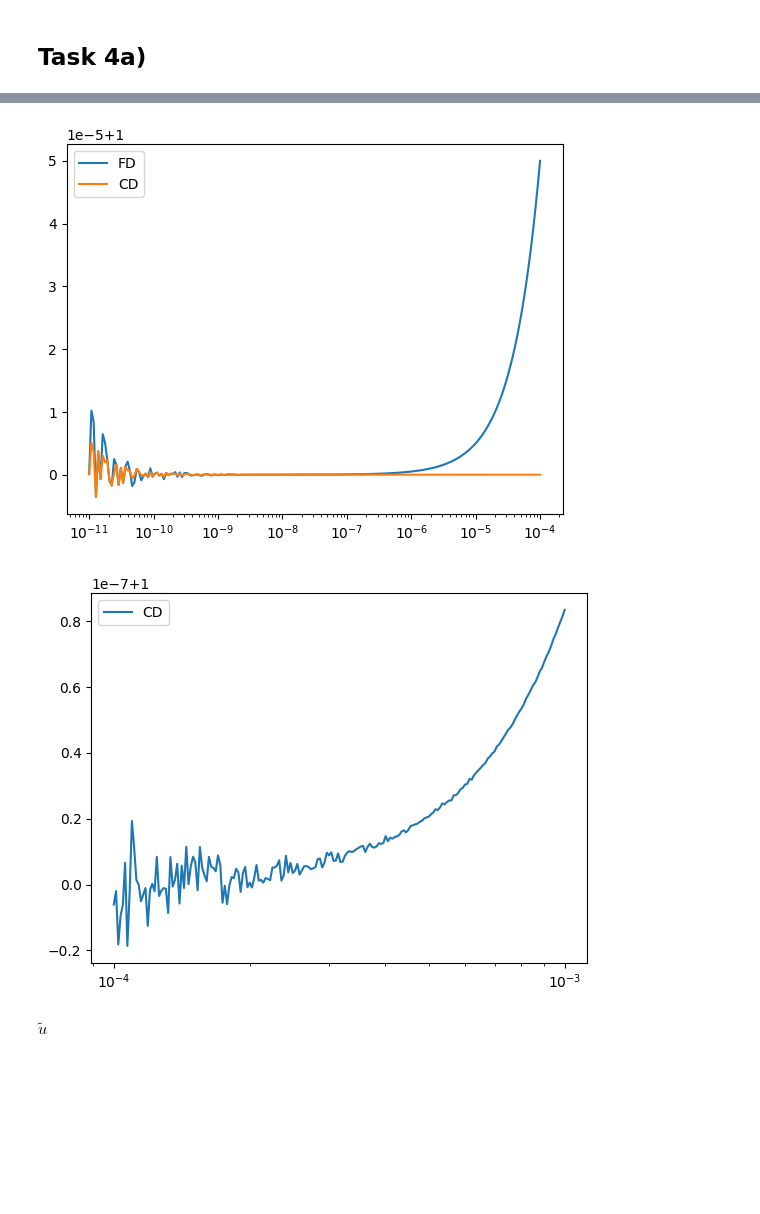
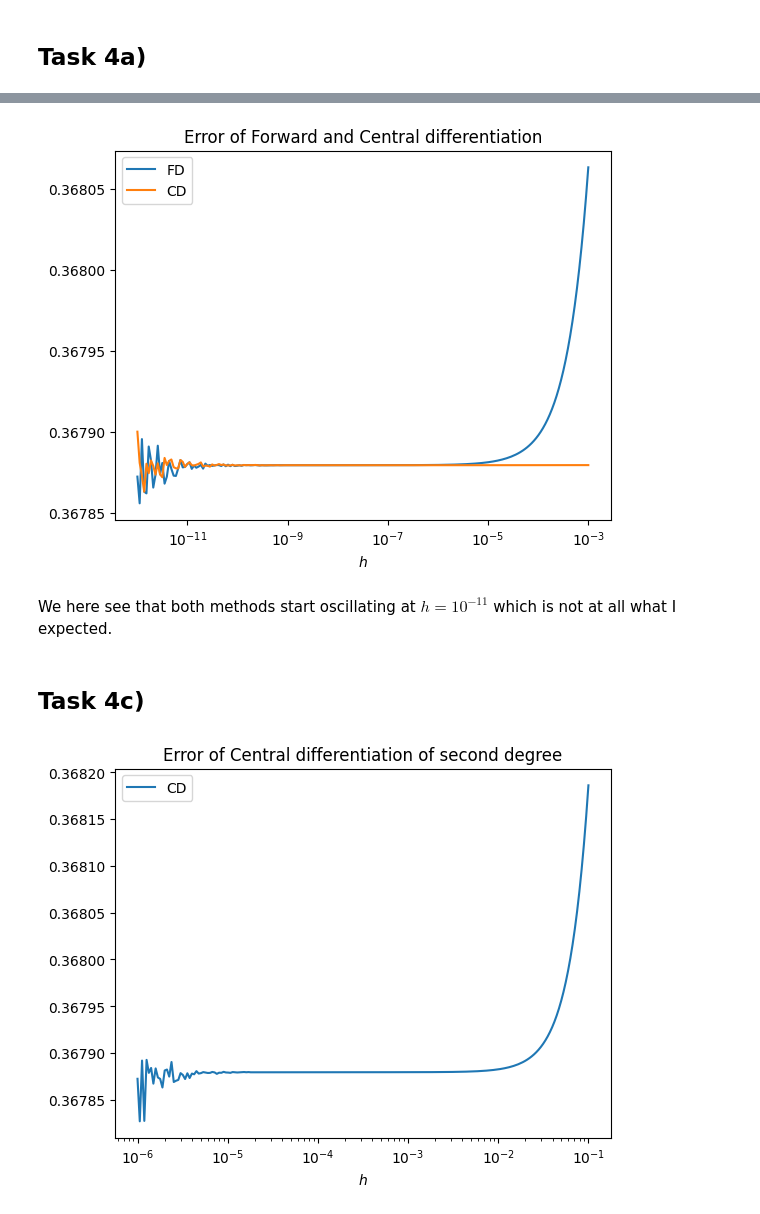
Before and after one commit to Joliv3r/musical-potato-3, a Jupyter notebook: nummat/Oving1.ipynb, the cells around one changed output, grey strips where cells are left out. Drawn from its saved outputs; the diff is of its cells as text; code cells hidden in the pictures; blank space fills up the shorter version.

```diff
--- a/nummat/Oving1.ipynb
+++ b/nummat/Oving1.ipynb
@@ -185,10 +188,13 @@ def e(h):
     return (1+h)**(1/h)
 
 
-x = np.logspace(-13,-2, 250)
+x = np.logspace(-14,-2, 250)
 
-plt.plot(x, e(x))
-plt.plot(x, [np.e]*len(x))
+plt.plot(x, e(x), label="$e(h)$")
+plt.plot(x, [np.e]*len(x), label="$e$")
 plt.semilogx()
+plt.legend()
+plt.xlabel("$h$")
+plt.title("Approximation of $e$ using $e = (1+h)^{1/h}$")
 plt.show()
 # %% [output]
@@ -209,28 +235,34 @@ def u(x):
 
 
 x = 0.0
-h = np.logspace(-11, -4, 200)
+h = np.logspace(-12, -3, 200)
 
-plt.plot(h, FD(u, np.array([x]*len(h)), h), label="FD")
-plt.plot(h, CD(u, np.array([x]*len(h)), h), label="CD")
+plt.plot(h, FD(u, np.array([x]*len(h)) - 1, h), label="FD")
+plt.plot(h, CD(u, np.array([x]*len(h)) - 1, h), label="CD")
 plt.legend()
 plt.semilogx()
+plt.xlabel("$h$")
+plt.title("Error of Forward and Central differentiation")
 plt.show()
 # %% [output]
-[figure, old version]
+[figure, new version]
+# %% [markdown]
+We here see that both methods start oscillating at $h = 10^{-11}$ which is not at all what I expected.
+# %% [markdown]
+## Task 4c)
 # %%
 def CD2(u, x, h):
     return (u(x-h) - 2*u(x) + u(x+h))/h**2
 
 
 x = 0.0
-h = np.logspace(-4, -3, 200)
+h = np.logspace(-1, -6, 200)
 
-plt.plot(h, CD2(u, np.array([x]*len(h)), h), label="CD")
+plt.plot(h, CD2(u, np.array([x]*len(h)) - 1, h), label="CD")
 plt.legend()
 plt.semilogx()
+plt.xlabel("$h$")
+plt.title("Error of Central differentiation of second degree")
 plt.show()
 # %% [output]
-[figure, old version]
+[figure, new version]
-# %% [markdown]
-$\tilde u$
```
Also changed, not shown: parts of 5 cells of this notebook, 1 other file.
